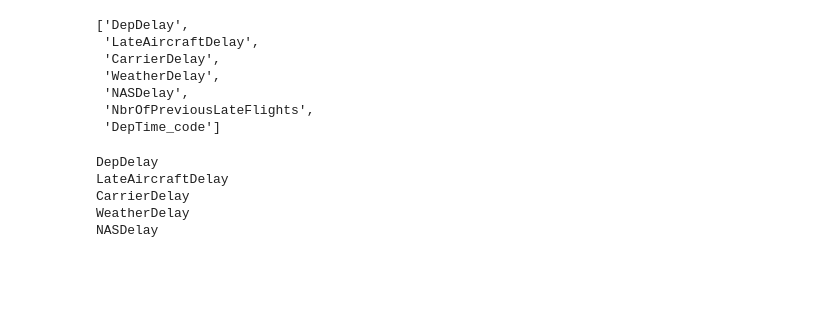
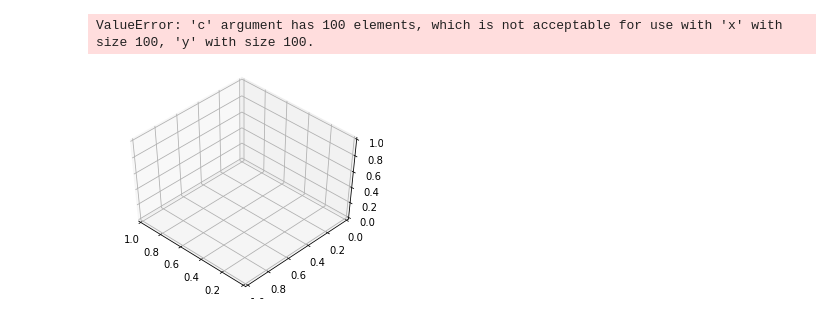
Before and after one commit to Greyhouse-Consulting/LAB4, a Jupyter notebook: lab4.ipynb, the cells around one changed output. Drawn from its saved outputs; the diff is of its cells as text; code cells hidden in the pictures; blank space fills up the shorter version.

```diff
--- a/lab4.ipynb
+++ b/lab4.ipynb
@@ -115,10 +159,0 @@ selected_features = corr_target[corr_target>0.1]
-# %%
-selected_features.axes[0].tolist()
-# %% [output]
-['DepDelay',
- 'LateAircraftDelay',
- 'CarrierDelay',
- 'WeatherDelay',
- 'NASDelay',
- 'NbrOfPreviousLateFlights',
- 'DepTime_code']
@@ -127,8 +159,0 @@ features = basePanda[selected_features.axes[0].tolist()]
-# %%
-list(sfs.k_feature_names_)
-# %% [output]
-DepDelay
-LateAircraftDelay
-CarrierDelay
-WeatherDelay
-NASDelay
@@ -137,3 +160,39 @@ features = basePanda[list(sfs.k_feature_names_)]
+# %%
+from sklearn.decomposition import PCA
+
+allFeatures = list(sfs.k_feature_names_)
+#allFeatures.append('IsLate')
+pcadf = basePanda[allFeatures]
+
+pca_samples = pcadf.sample(100)
+
+pca = PCA(n_components=3)
+principalComponents = pca.fit_transform(pca_samples)
+principalDf = pd.DataFrame(data = principalComponents
+             , columns = ['PCA0', 'PCA1', 'PCA2'])
+
+result = pd.concat([principalDf, labelsPanda], axis = 1)
+# %%
+import matplotlib.pyplot as plt
+from mpl_toolkits.mplot3d import Axes3D
+
+fig = plt.figure(1, figsize=(4, 3))
+plt.clf()
+ax = Axes3D(fig, rect=[0, 0, .95, 1], elev=48, azim=134)
+
+y = np.choose(result[['IsLate']], [0, 1]).astype(np.float)
+#yt = y.transpose()
+ax.scatter(result[['PCA0']], result[['PCA1']], result[['PCA2']]\
+    , c=y, cmap=plt.cm.nipy_spectral,        edgecolor='k')
+
+#ax.w_xaxis.set_ticklabels([])
+#ax.w_yaxis.set_ticklabels([])
+#ax.w_zaxis.set_ticklabels([])
+
+plt.show()
+# %% [output]
+ValueError: 'c' argument has 100 elements, which is not acceptable for use with 'x' with size 100, 'y' with size 100.
+[figure, added]
 # %%
 # Convert from pandas to array to match the 'train_test_split' method
 features = np.array(features)
```
Also changed, not shown: parts of 15 cells of this notebook.
